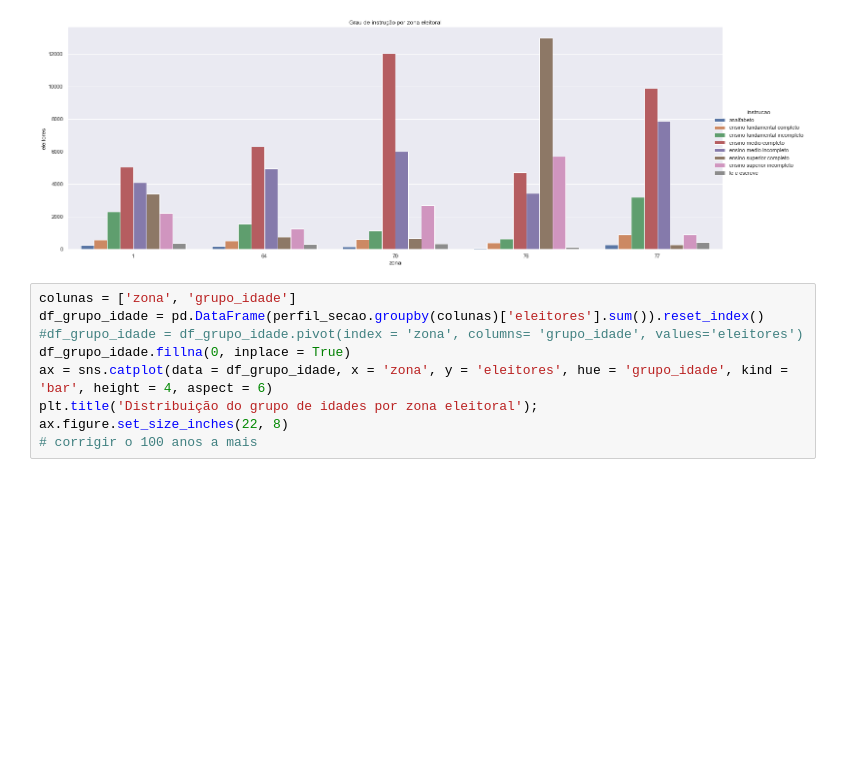
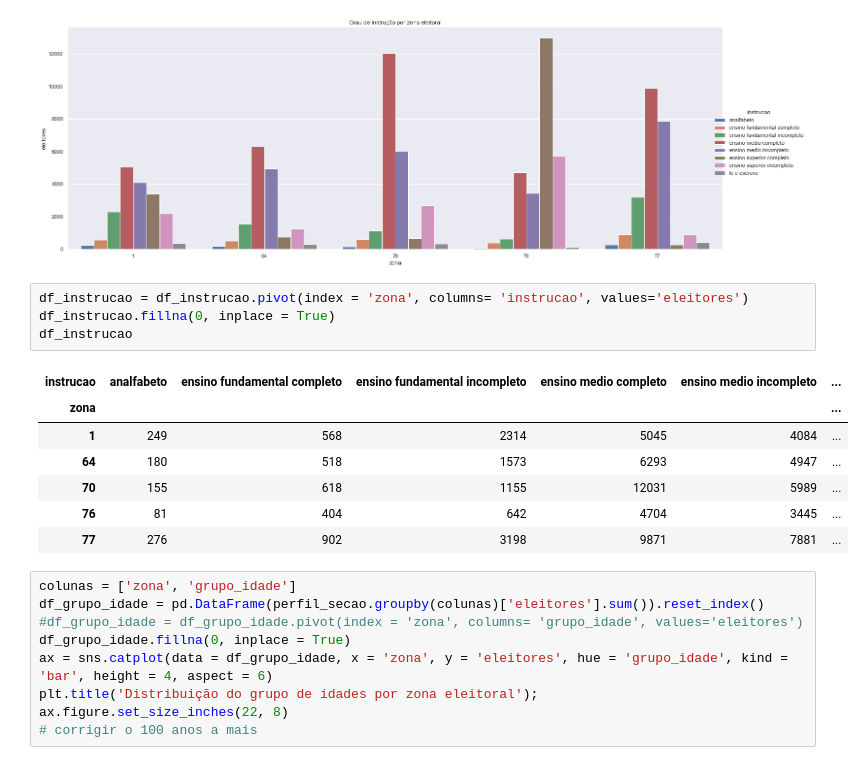
Before and after one commit to NigGusta/ICD-Projeto-Final, a Jupyter notebook: visualizacoes_perfil_eleitorado.ipynb, the cells around one changed output. Drawn from its saved outputs; the diff is of its cells as text; blank space fills up the shorter version.

```diff
--- a/visualizacoes_perfil_eleitorado.ipynb
+++ b/visualizacoes_perfil_eleitorado.ipynb
@@ -65,6 +65,18 @@ ax.figure.set_size_inches(22, 8)
 plt.title('Grau de instrução por zona eleitoral');
 # %% [output]
 [figure]
+# %%
+df_instrucao = df_instrucao.pivot(index = 'zona', columns= 'instrucao', values='eleitores')
+df_instrucao.fillna(0, inplace = True)
+df_instrucao
+# %% [output]
+| instrucao | analfabeto | ensino fundamental completo | ensino fundamental incompleto | ensino medio completo | ensino medio incompleto | ... |
+| zona |  |  |  |  |  | ... |
+| 1 | 249 | 568 | 2314 | 5045 | 4084 | ... |
+| 64 | 180 | 518 | 1573 | 6293 | 4947 | ... |
+| 70 | 155 | 618 | 1155 | 12031 | 5989 | ... |
+| 76 | 81 | 404 | 642 | 4704 | 3445 | ... |
+| 77 | 276 | 902 | 3198 | 9871 | 7881 | ... |
 # %%
 colunas = ['zona', 'grupo_idade']
 df_grupo_idade = pd.DataFrame(perfil_secao.groupby(colunas)['eleitores'].sum()).reset_index()
```
Also changed, not shown: parts of 1 cell of this notebook, 1 other file.
